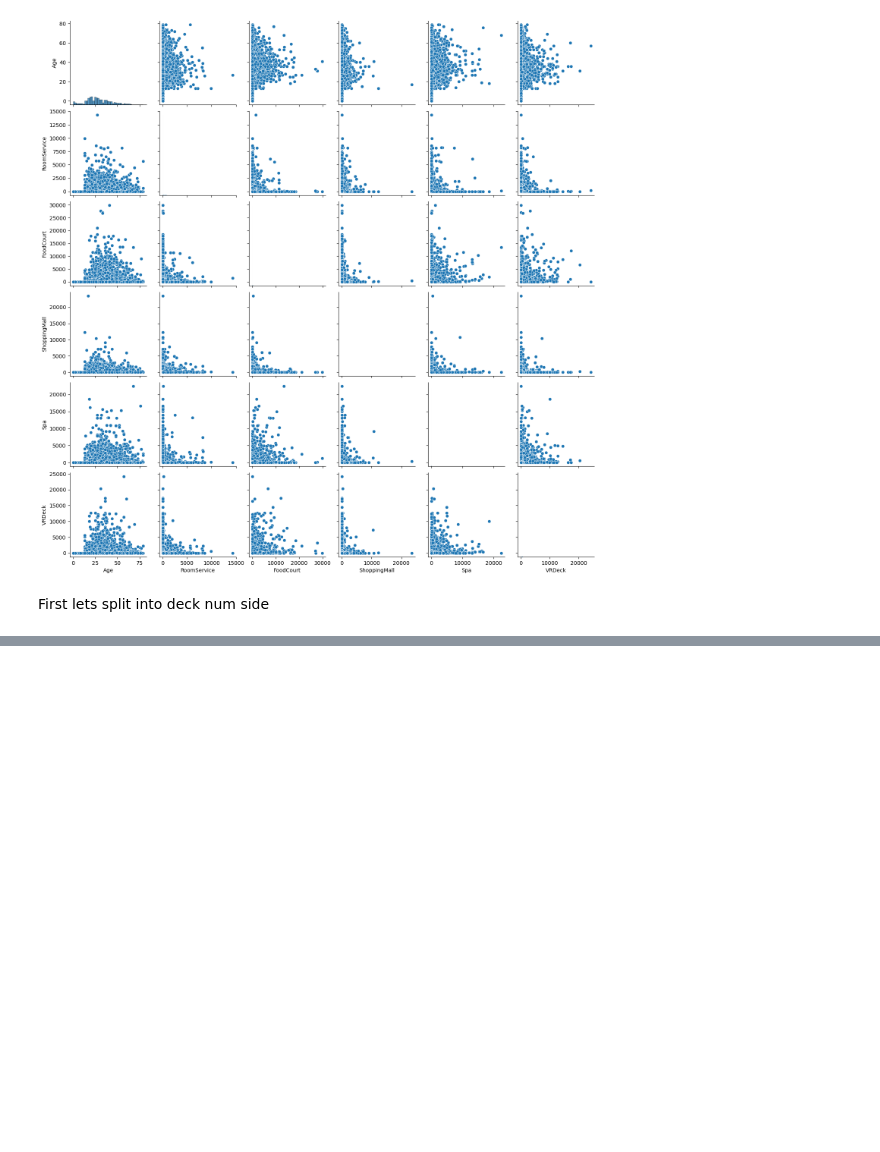
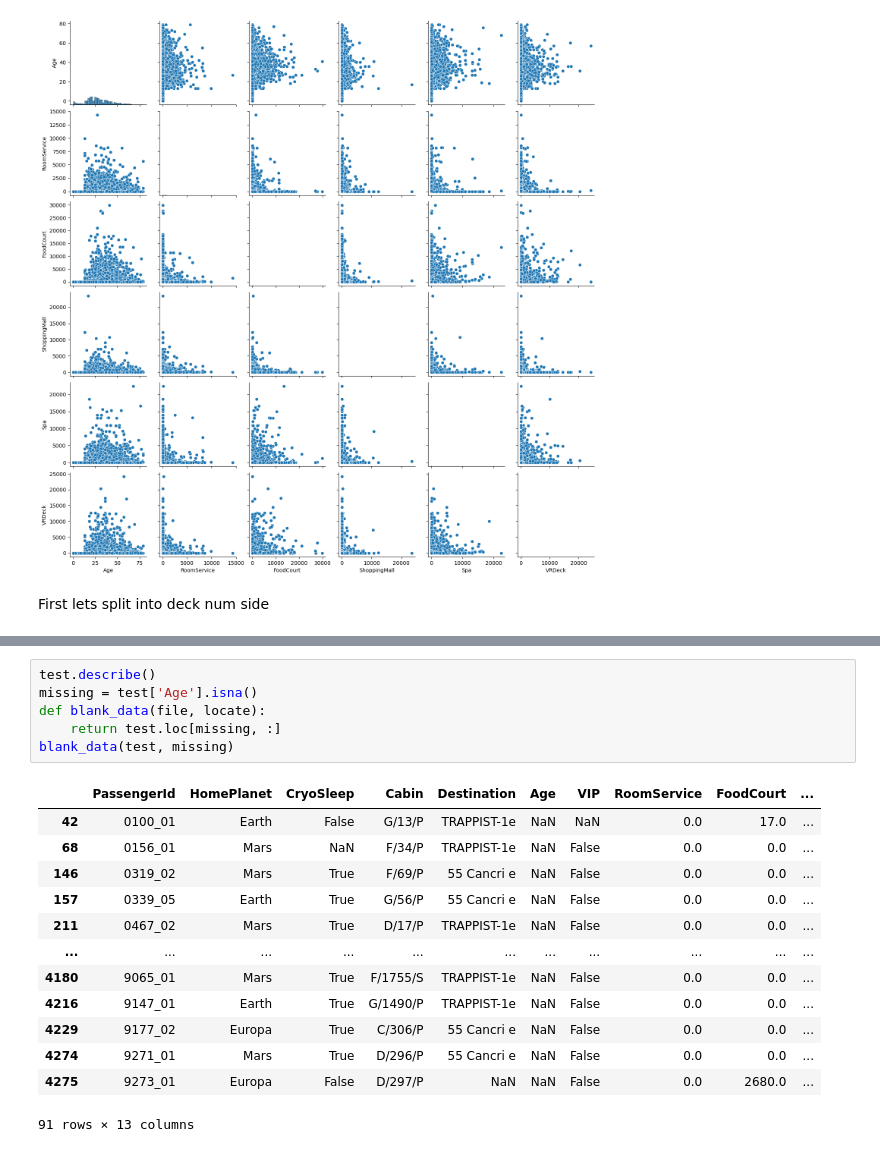
Before and after one commit to lseeker5/Spaceship-Titanic, a Jupyter notebook: spaceship-titanic-v1.ipynb, the cells around one changed output, grey strips where cells are left out. Cells and saved outputs as stored; diff of their text form; blank space fills up the shorter version.

```diff
--- a/spaceship-titanic-v1.ipynb
+++ b/spaceship-titanic-v1.ipynb
@@ -147,0 +152,20 @@ Austin
+# %%
+test.describe()
+missing = test['Age'].isna()
+def blank_data(file, locate):
+    return test.loc[missing, :]
+blank_data(test, missing)
+# %% [output]
+|  | PassengerId | HomePlanet | CryoSleep | Cabin | Destination | Age | VIP | RoomService | FoodCourt | ... |
+| 42 | 0100_01 | Earth | False | G/13/P | TRAPPIST-1e | NaN | NaN | 0.0 | 17.0 | ... |
+| 68 | 0156_01 | Mars | NaN | F/34/P | TRAPPIST-1e | NaN | False | 0.0 | 0.0 | ... |
+| 146 | 0319_02 | Mars | True | F/69/P | 55 Cancri e | NaN | False | 0.0 | 0.0 | ... |
+| 157 | 0339_05 | Earth | True | G/56/P | 55 Cancri e | NaN | False | 0.0 | 0.0 | ... |
+| 211 | 0467_02 | Mars | True | D/17/P | TRAPPIST-1e | NaN | False | 0.0 | 0.0 | ... |
+| ... | ... | ... | ... | ... | ... | ... | ... | ... | ... | ... |
+| 4180 | 9065_01 | Mars | True | F/1755/S | TRAPPIST-1e | NaN | False | 0.0 | 0.0 | ... |
+| 4216 | 9147_01 | Earth | True | G/1490/P | TRAPPIST-1e | NaN | False | 0.0 | 0.0 | ... |
+| 4229 | 9177_02 | Europa | True | C/306/P | 55 Cancri e | NaN | False | 0.0 | 0.0 | ... |
+| 4274 | 9271_01 | Mars | True | D/296/P | 55 Cancri e | NaN | False | 0.0 | 0.0 | ... |
+| 4275 | 9273_01 | Europa | False | D/297/P | NaN | NaN | False | 0.0 | 2680.0 | ... |
+91 rows × 13 columns
```
Also changed, not shown: parts of 4 cells of this notebook.
